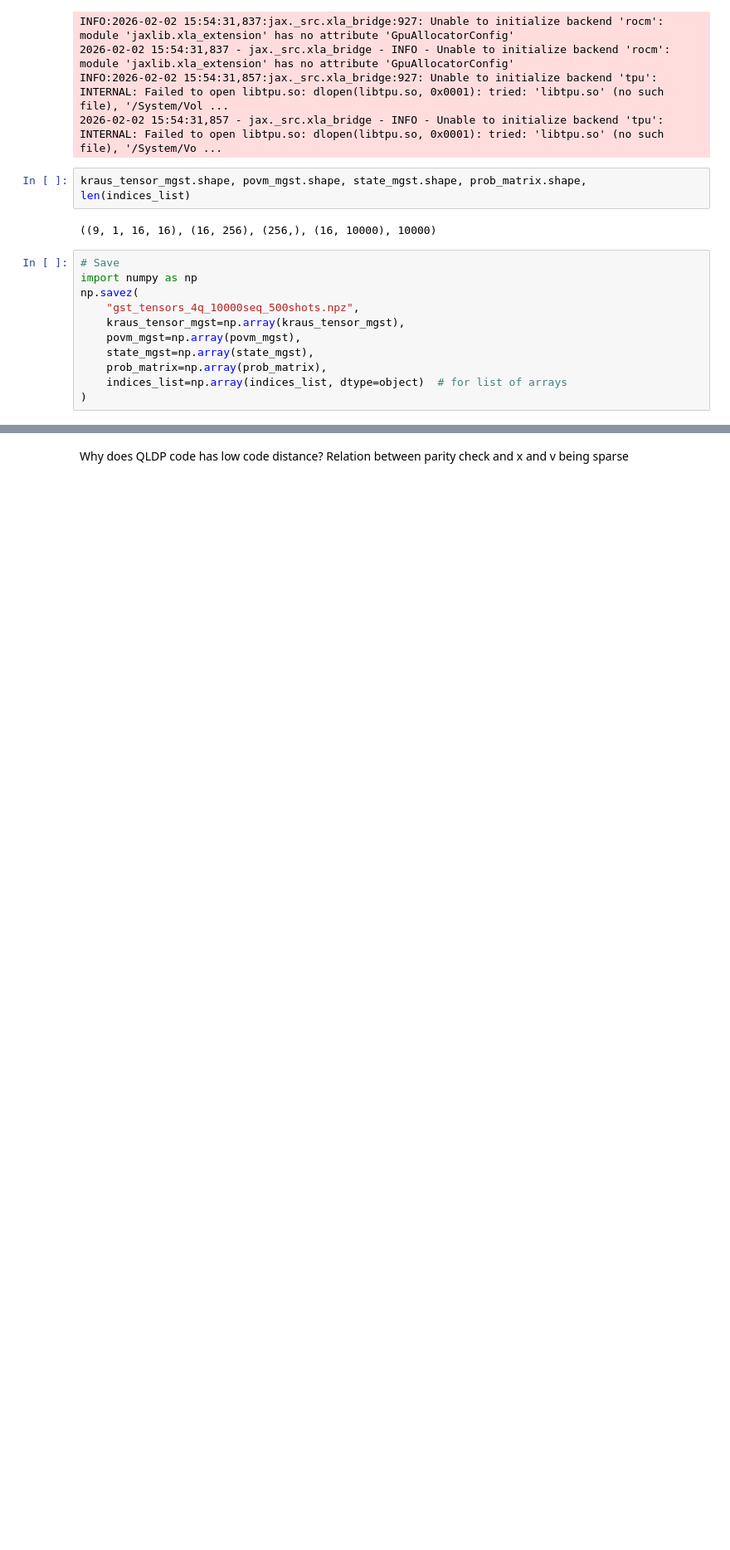
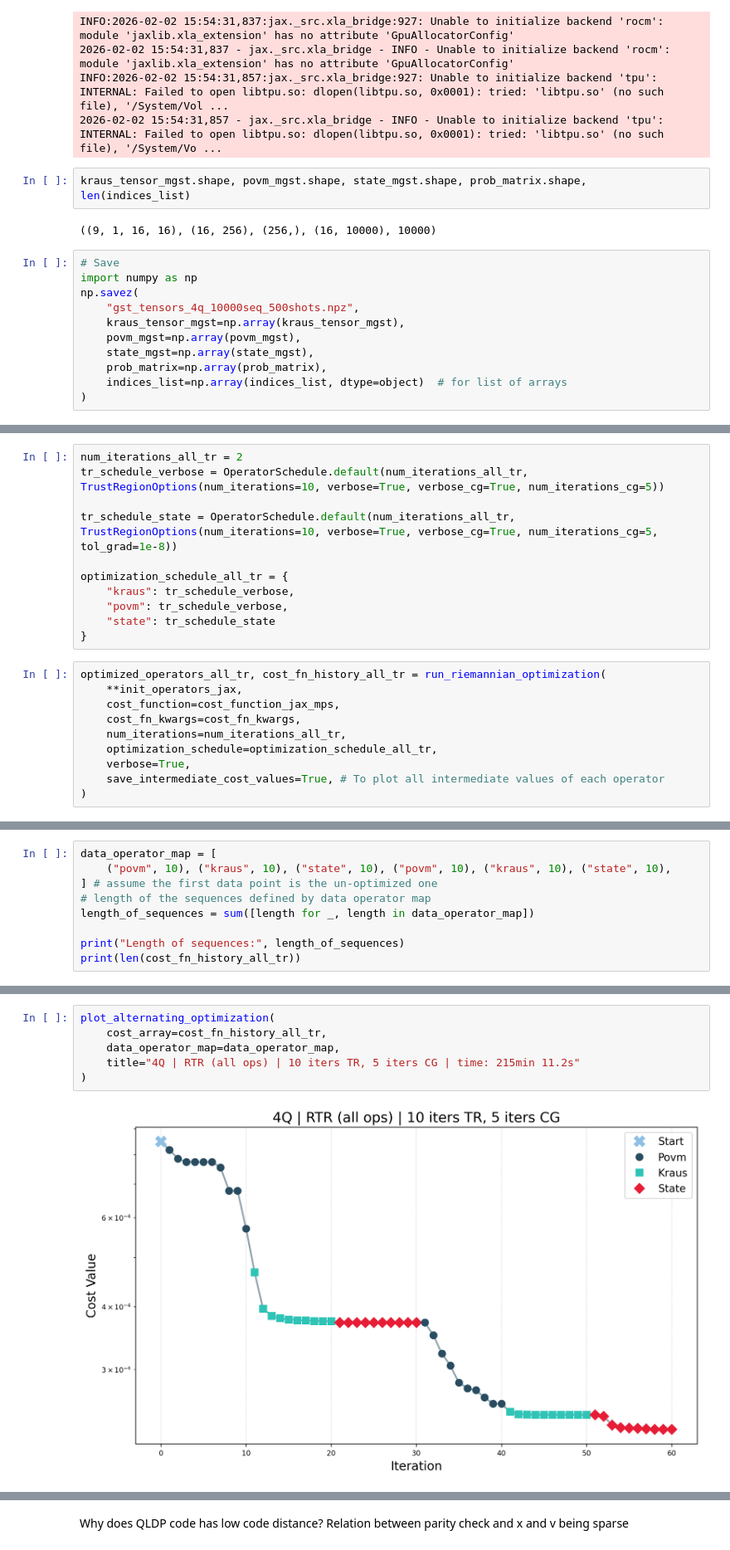
Before and after one commit to EmilianoG-byte/iqm-benchmarks, a Jupyter notebook: playground/4q_gst/high_num_sequences_and_analysis.ipynb, the cells around one changed output, grey strips where cells are left out. Shown at 83% size. Drawn from its saved outputs; the diff is of its cells as text; blank space fills up the shorter version.

Commit message:
finish optimization for high number of sequences
next: gauge optimization

```diff
--- a/playground/4q_gst/high_num_sequences_and_analysis.ipynb
+++ b/playground/4q_gst/high_num_sequences_and_analysis.ipynb
@@ -231,0 +289,21 @@ np.savez(
+# %%
+num_iterations_all_tr = 2
+tr_schedule_verbose = OperatorSchedule.default(num_iterations_all_tr, TrustRegionOptions(num_iterations=10, verbose=True, verbose_cg=True, num_iterations_cg=5))
+
+tr_schedule_state = OperatorSchedule.default(num_iterations_all_tr, TrustRegionOptions(num_iterations=10, verbose=True, verbose_cg=True, num_iterations_cg=5, tol_grad=1e-8))
+
+optimization_schedule_all_tr = {
+    "kraus": tr_schedule_verbose,
+    "povm": tr_schedule_verbose,
+    "state": tr_schedule_state
+}
+# %%
+optimized_operators_all_tr, cost_fn_history_all_tr = run_riemannian_optimization(
+    **init_operators_jax,
+    cost_function=cost_function_jax_mps,
+    cost_fn_kwargs=cost_fn_kwargs,
+    num_iterations=num_iterations_all_tr,
+    optimization_schedule=optimization_schedule_all_tr,
+    verbose=True,
+    save_intermediate_cost_values=True, # To plot all intermediate values of each operator
+)
@@ -231,0 +330,9 @@ np.savez(
+# %%
+data_operator_map = [
+    ("povm", 10), ("kraus", 10), ("state", 10), ("povm", 10), ("kraus", 10), ("state", 10),
+] # assume the first data point is the un-optimized one
+# length of the sequences defined by data operator map
+length_of_sequences = sum([length for _, length in data_operator_map])
+
+print("Length of sequences:", length_of_sequences)
+print(len(cost_fn_history_all_tr))
@@ -231,0 +342,8 @@ np.savez(
+# %%
+plot_alternating_optimization(
+    cost_array=cost_fn_history_all_tr,
+    data_operator_map=data_operator_map,
+    title="4Q | RTR (all ops) | 10 iters TR, 5 iters CG | time: 215min 11.2s"
+)
+# %% [output]
+[figure, added]
```
Also changed, not shown: parts of 13 cells of this notebook, 3 other files.
